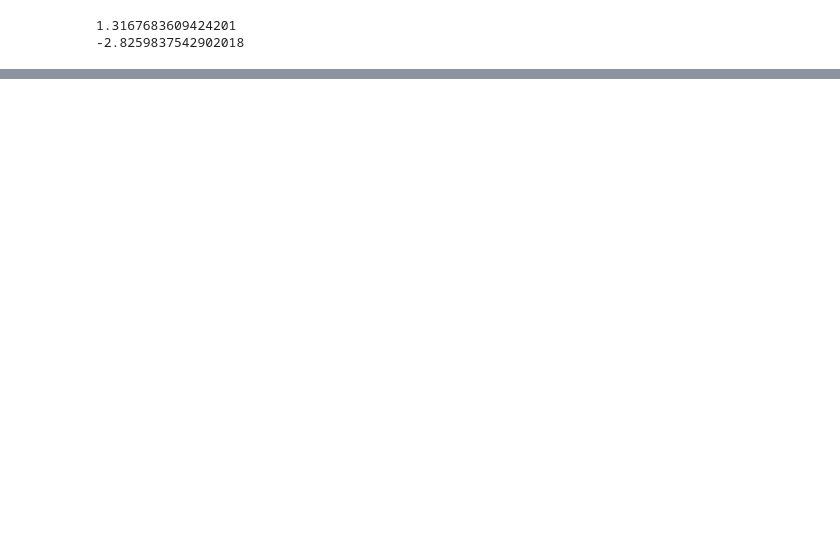
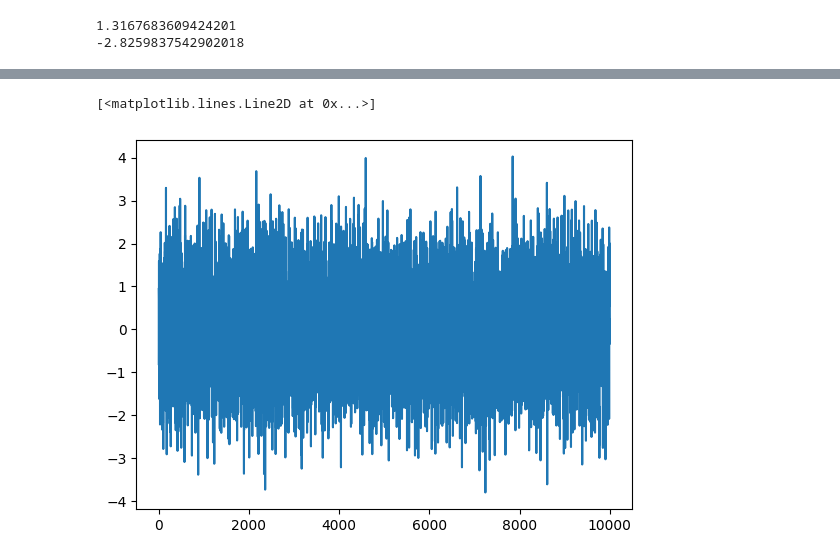
Before and after one commit to Dx-by-Dy/Python-programs, a Jupyter notebook: FractAnalysis.ipynb, the cells around one changed output, grey strips where cells are left out. Saved outputs shown, nothing was run; the diff lists cells and outputs as text; code cells hidden in the pictures; blank space fills up the shorter version.

```diff
--- a/FractAnalysis.ipynb
+++ b/FractAnalysis.ipynb
@@ -113 +124,15 @@ def pink_noise(length, time_rel=[1, 10, 100]):
     return vals
+# %%
+def black_noise(length, d=0.3, max_lookback=100):
+
+    vals = [0] * length
+    for i in range(1, length):
+        dif = 0
+        coef = d
+        for j in range(1, min(max_lookback + 1, i)):
+            dif += coef * vals[i - j]
+            coef *= (d - j) / (j + 1)
+
+        vals[i] = np.random.randn() + dif
+
+    return vals[1:]
@@ -139,0 +264,2 @@ for i in vall:
+# %%
+blc = black_noise(10000)
@@ -139,0 +271,5 @@ for i in vall:
+# %%
+plt.plot(blc)
+# %% [output]
+[<matplotlib.lines.Line2D at 0x...>]
+[figure, added]
```
Also changed, not shown: parts of 18 cells of this notebook.
